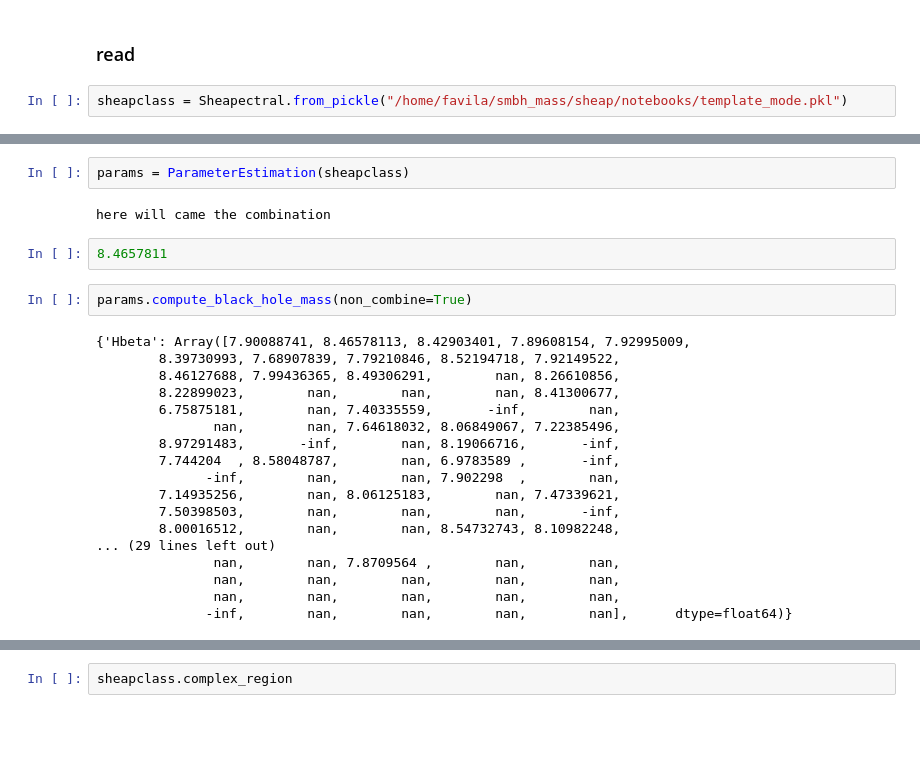
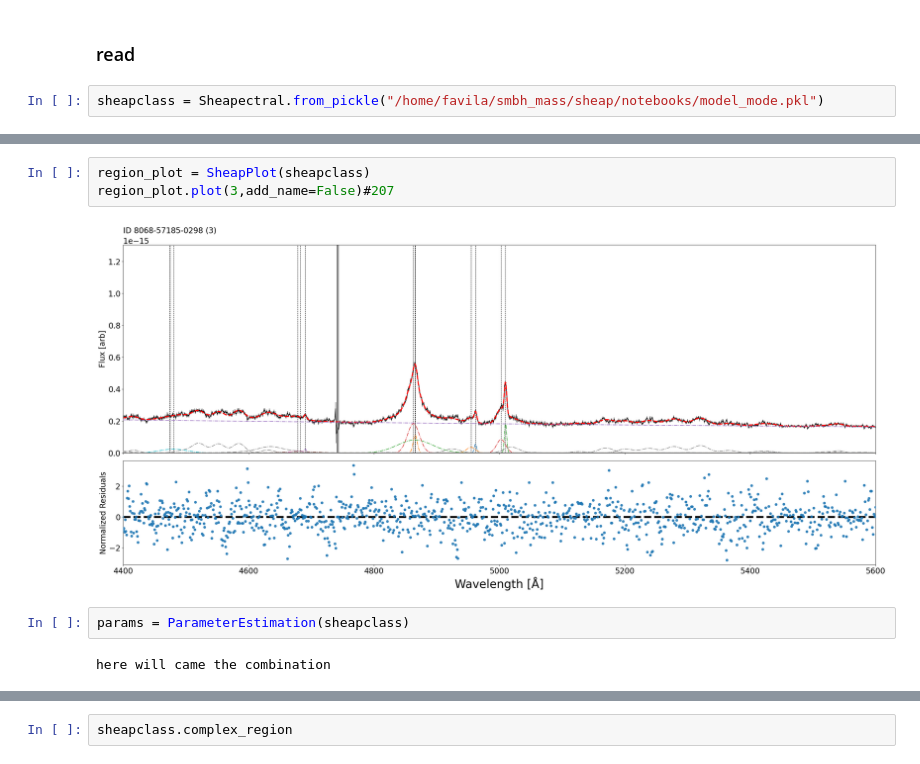
Before and after one commit to felavila/sheap, a Jupyter notebook: notebooks/building_complex_regions.ipynb, the cells around one changed output, grey strips where cells are left out. Cells and saved outputs as stored; diff of their text form; blank space fills up the shorter version.

Commit message:
combine

```diff
--- a/notebooks/building_complex_regions.ipynb
+++ b/notebooks/building_complex_regions.ipynb
@@ -27,4 +24,4 @@ path_dr16 = "/home/favila/smbh_mass/dr16"
 # %% [markdown]
 ### read
 # %%
-sheapclass = Sheapectral.from_pickle("/home/favila/smbh_mass/sheap/notebooks/template_mode.pkl")
+sheapclass = Sheapectral.from_pickle("/home/favila/smbh_mass/sheap/notebooks/model_mode.pkl")
@@ -31,26 +68,9 @@ sheapclass = Sheapectral.from_pickle("/home/favila/smbh_mass/sheap/notebooks/tem
+# %%
+region_plot = SheapPlot(sheapclass)
+region_plot.plot(3,add_name=False)#207
+# %% [output]
+[figure, added]
 # %%
 params = ParameterEstimation(sheapclass)
 # %% [output]
 here will came the combination
-# %%
-8.4657811
-# %%
-params.compute_black_hole_mass(non_combine=True)
-# %% [output]
-{'Hbeta': Array([7.90088741, 8.46578113, 8.42903401, 7.89608154, 7.92995009,
-        8.39730993, 7.68907839, 7.79210846, 8.52194718, 7.92149522,
-        8.46127688, 7.99436365, 8.49306291,        nan, 8.26610856,
-        8.22899023,        nan,        nan,        nan, 8.41300677,
-        6.75875181,        nan, 7.40335559,       -inf,        nan,
-               nan,        nan, 7.64618032, 8.06849067, 7.22385496,
-        8.97291483,       -inf,        nan, 8.19066716,       -inf,
-        7.744204  , 8.58048787,        nan, 6.9783589 ,       -inf,
-              -inf,        nan,        nan, 7.902298  ,        nan,
-        7.14935256,        nan, 8.06125183,        nan, 7.47339621,
-        7.50398503,        nan,        nan,        nan,       -inf,
-        8.00016512,        nan,        nan, 8.54732743, 8.10982248,
-... (29 lines left out)
-               nan,        nan, 7.8709564 ,        nan,        nan,
-               nan,        nan,        nan,        nan,        nan,
-               nan,        nan,        nan,        nan,        nan,
-              -inf,        nan,        nan,        nan,        nan],      dtype=float64)}
```
Also changed, not shown: parts of 16 cells of this notebook, 12 other files.
